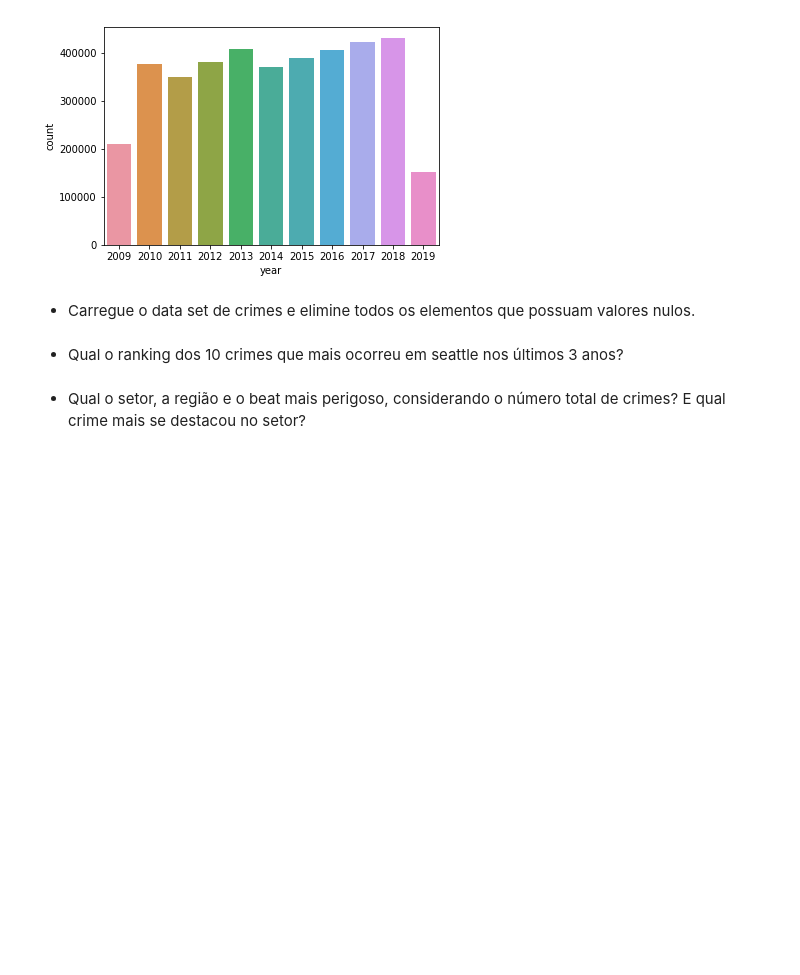
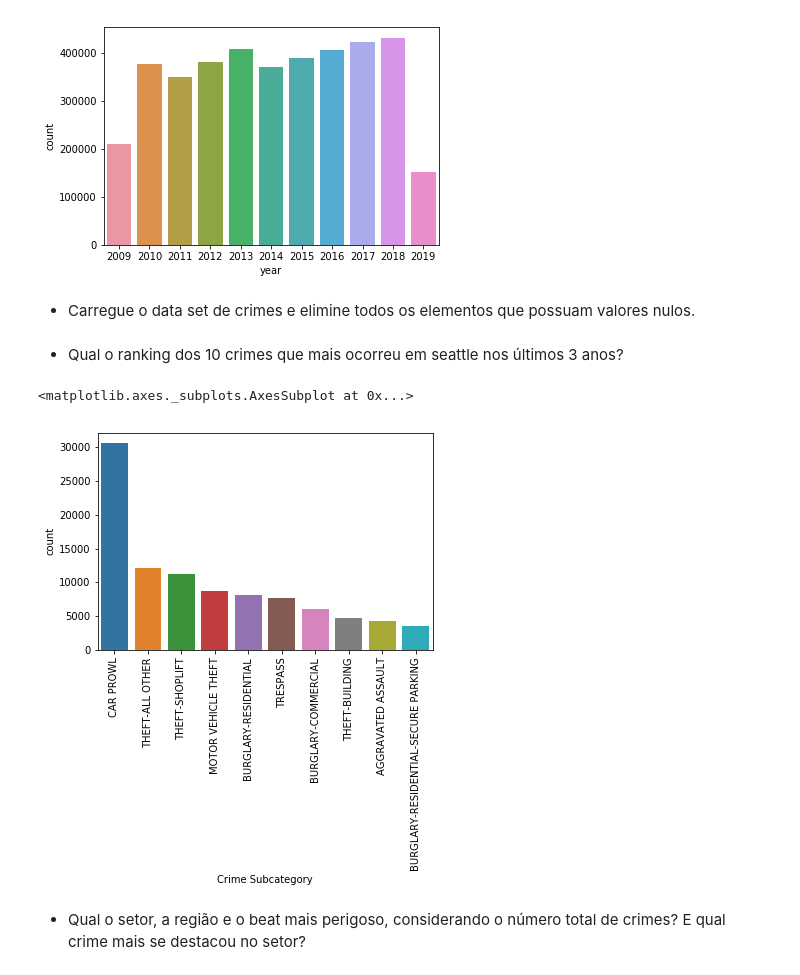
Before and after one commit to aurindo/programming_data_science, a Jupyter notebook: Prova - PDSDA.ipynb, the cells around one changed output. Cells and saved outputs as stored; diff of their text form; code cells hidden in the pictures; blank space fills up the shorter version.

```diff
--- a/Prova - PDSDA.ipynb
+++ b/Prova - PDSDA.ipynb
@@ -392,7 +396,28 @@ sns.countplot(x='year',data=dfCallByYears)
 [figure]
 # %% [markdown]
 - Carregue o data set de crimes e elimine todos os elementos que possuam valores nulos.
+# %%
+import pandas as pd
+
+dfOriginalCrime = pd.read_csv("Crime_Data.csv", delimiter=",")
+# %%
+dfCrime = dfOriginalCrime
+
+dfCrime['Date'] = dfCrime['Occurred Date'].astype('datetime64[ns]')
+
+dfCrime['year'] = dfCrime['Date'].dt.year
+dfCrime['month'] = dfCrime['Date'].dt.month
+dfCrime['weekday'] = dfCrime['Date'].dt.day_name()
 # %% [markdown]
 - Qual o ranking dos 10 crimes que mais ocorreu em seattle nos últimos 3 anos?
+# %%
+plt.xticks(rotation=90)
+
+dfLast3Years = dfCrime[dfCrime['year'] > 2016]
+sort = dfLast3Years['Crime Subcategory'].value_counts().iloc[:10].index
+sns.countplot(x='Crime Subcategory',data=dfLast3Years, order=sort)
+# %% [output]
+<matplotlib.axes._subplots.AxesSubplot at 0x...>
+[figure, added]
 # %% [markdown]
 * Qual o setor, a região e o beat mais perigoso, considerando o número total de crimes? E qual crime mais se destacou no setor?
```
Also changed, not shown: parts of 11 cells of this notebook.
